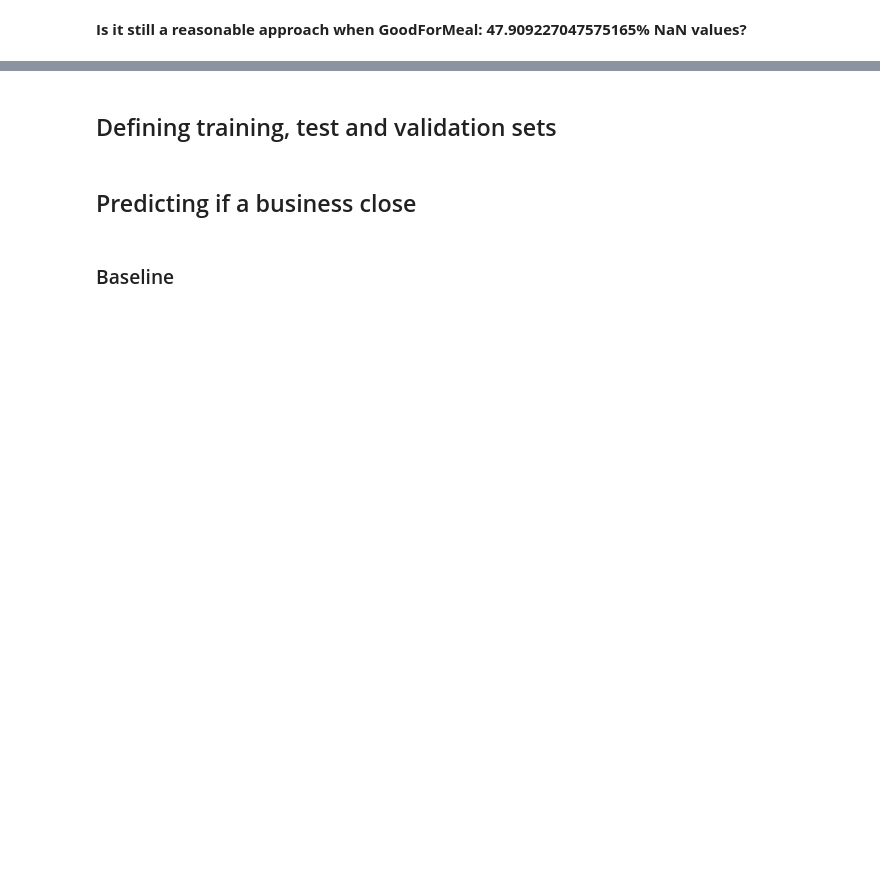
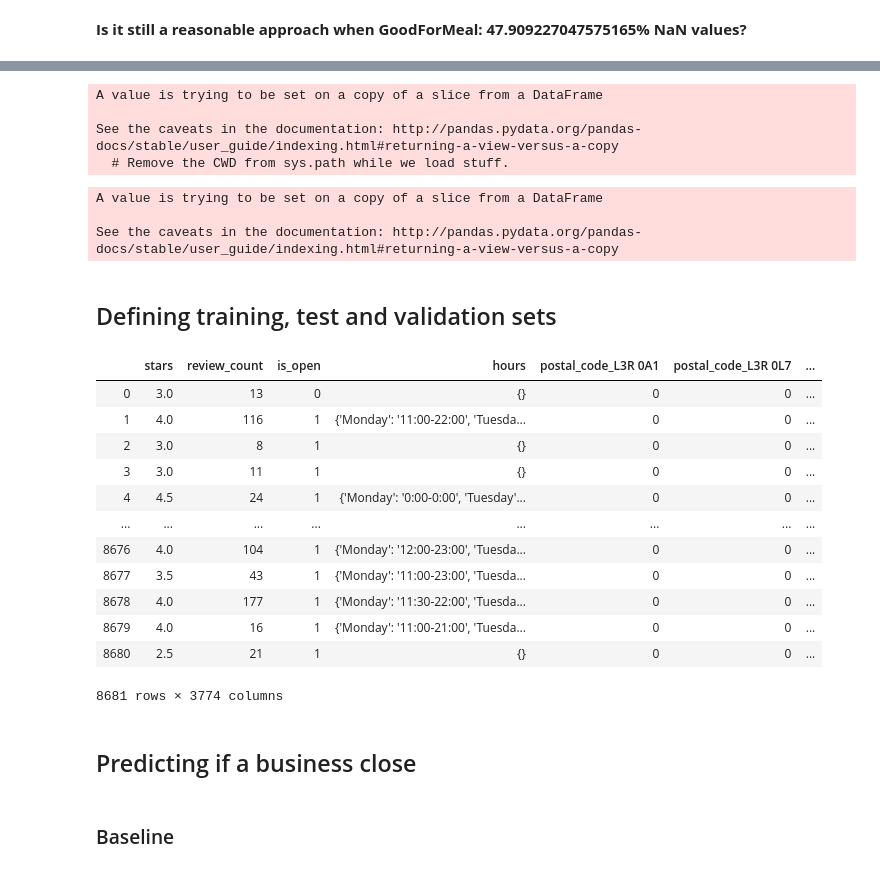
Before and after one commit to LongQin1/Adv.BA-Final-Proj, a Jupyter notebook: Investor_Why_resturants_close.ipynb, the cells around one changed output, grey strips where cells are left out. Cells and saved outputs as stored; diff of their text form; code cells hidden in the pictures; blank space fills up the shorter version.

```diff
--- a/Investor_Why_resturants_close.ipynb
+++ b/Investor_Why_resturants_close.ipynb
@@ -565,0 +652,4 @@ Resturants=Resturants.drop(['GoodForMeal'],axis=1)
+# %%
+for index,resturant in Resturants.iterrows():
+    if "Monday" in resturant.hours.keys():
+        print(resturant.hours["Monday"])
@@ -566,5 +674,48 @@ Resturants=Resturants.drop(['GoodForMeal'],axis=1)
+# %%
+for index, resturant in Resturants.iterrows():
+    if resturant.hours !={}:
+        for day in days:
+            if day in resturant.hours.keys():
+                opening_hours=resturant.hours[day].split("-")
+                open_hour=pd.to_datetime(opening_hours[0]).time()
+                close_hour=pd.to_datetime(opening_hours[1]).time()
+                for hour in hours:
+                    if open_hour<=hour and hour<close_hour:
+                        Resturants['open_'+day+"_"+str(hour)][index]=1
+# %% [output]
+A value is trying to be set on a copy of a slice from a DataFrame
+
+See the caveats in the documentation: http://pandas.pydata.org/pandas-docs/stable/user_guide/indexing.html#returning-a-view-versus-a-copy
+  # Remove the CWD from sys.path while we load stuff.
+# %%
+resturants_with_openhours=Resturants[Resturants.hours!={}]
+for index, resturant in Resturants.iterrows():
+    if resturant.hours =={}:
+        for day in days:
+            for hour in hours:
+                Resturants['open_'+day+"_"+str(hour)][index]=resturants_with_openhours['open_'+day+"_"+str(hour)].mode()
+# %% [output]
+A value is trying to be set on a copy of a slice from a DataFrame
+
+See the caveats in the documentation: http://pandas.pydata.org/pandas-docs/stable/user_guide/indexing.html#returning-a-view-versus-a-copy
 # %% [markdown]
 ## Defining training, test and validation sets
+# %%
+Resturants
+# %% [output]
+|  | stars | review_count | is_open | hours | postal_code_L3R 0A1 | postal_code_L3R 0L7 | ... |
+| 0 | 3.0 | 13 | 0 | {} | 0 | 0 | ... |
+| 1 | 4.0 | 116 | 1 | {'Monday': '11:00-22:00', 'Tuesda... | 0 | 0 | ... |
+| 2 | 3.0 | 8 | 1 | {} | 0 | 0 | ... |
+| 3 | 3.0 | 11 | 1 | {} | 0 | 0 | ... |
+| 4 | 4.5 | 24 | 1 | {'Monday': '0:00-0:00', 'Tuesday'... | 0 | 0 | ... |
+| ... | ... | ... | ... | ... | ... | ... | ... |
+| 8676 | 4.0 | 104 | 1 | {'Monday': '12:00-23:00', 'Tuesda... | 0 | 0 | ... |
+| 8677 | 3.5 | 43 | 1 | {'Monday': '11:00-23:00', 'Tuesda... | 0 | 0 | ... |
+| 8678 | 4.0 | 177 | 1 | {'Monday': '11:30-22:00', 'Tuesda... | 0 | 0 | ... |
+| 8679 | 4.0 | 16 | 1 | {'Monday': '11:00-21:00', 'Tuesda... | 0 | 0 | ... |
+| 8680 | 2.5 | 21 | 1 | {} | 0 | 0 | ... |
+8681 rows × 3774 columns
 # %% [markdown]
 ## Predicting if a business close
 # %% [markdown]
```
Also changed, not shown: parts of 24 cells of this notebook, 1 other file.
